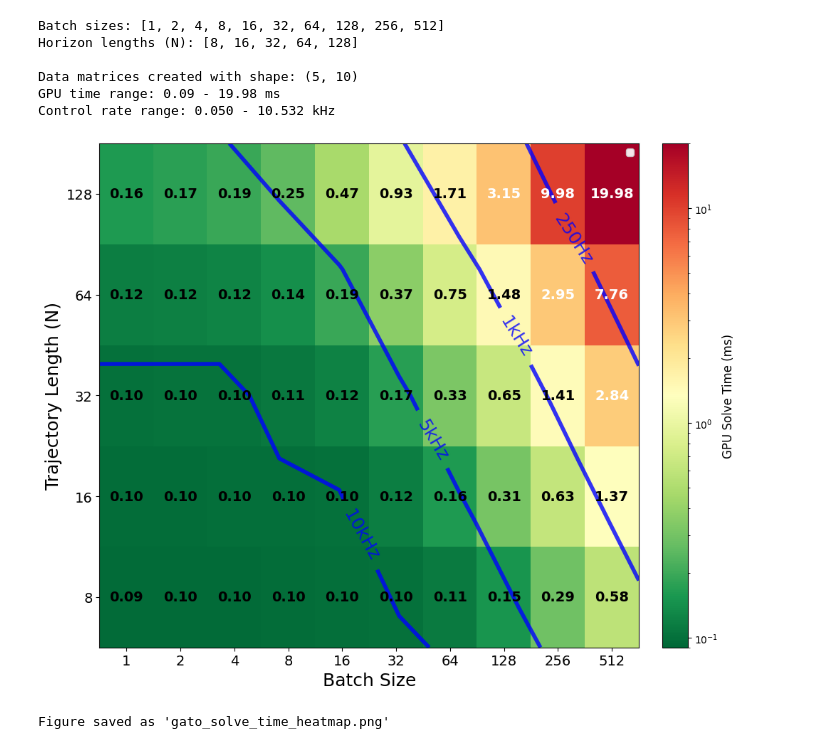
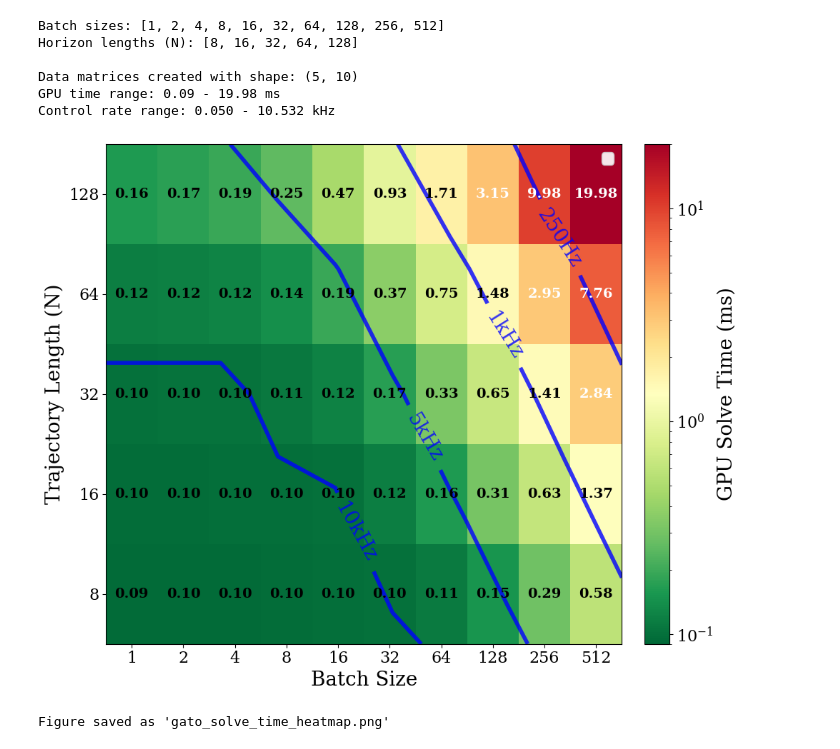
Before and after one commit to A2R-Lab/GATO, a Jupyter notebook: plots/fig8_benchmark_heatmap.ipynb, the cells around one changed output. Drawn from its saved outputs; the diff is of its cells as text; code cells hidden in the pictures.

Commit message:
update plots

```diff
--- a/plots/fig8_benchmark_heatmap.ipynb
+++ b/plots/fig8_benchmark_heatmap.ipynb
@@ -5,15 +5,17 @@ import numpy as np
 import matplotlib.pyplot as plt
 from matplotlib.colors import LinearSegmentedColormap, BoundaryNorm
 from matplotlib import cm
+
 from collections import defaultdict
 import matplotlib.patches as patches
 
-plt.rcParams['font.size'] = 11
-plt.rcParams['axes.labelsize'] = 12
-plt.rcParams['axes.titlesize'] = 14
-plt.rcParams['xtick.labelsize'] = 10
-plt.rcParams['ytick.labelsize'] = 10
-plt.rcParams['legend.fontsize'] = 10
+plt.rcParams['font.size'] = 12
+plt.rcParams["font.family"] = "serif"
+plt.rcParams['axes.labelsize'] = 20
+plt.rcParams['axes.titlesize'] = 20
+plt.rcParams['xtick.labelsize'] = 16
+plt.rcParams['ytick.labelsize'] = 16
+plt.rcParams['legend.fontsize'] = 16
 plt.rcParams['figure.titlesize'] = 16
 # %%
 def load_benchmark_data():
@@ -137,38 +139,38 @@ CS = ax.contour(Z_time_rounded, levels=contour_levels,
 
 # Create labels with both solve time and control rate
 def format_contour_label(solve_time_ms):
     control_rate_khz = 1.0 / solve_time_ms
 
     if control_rate_khz >= 1:
         return f'{control_rate_khz:.0f}kHz'
     else:
         return f'{control_rate_khz * 1000:.0f}Hz'
 
-ax.clabel(CS, inline=True, fontsize=18, fmt=format_contour_label, inline_spacing=10,
+ax.clabel(CS, inline=True, fontsize=20, fmt=format_contour_label, inline_spacing=10,
           manual=[(4.0, 0.5), (5.5, 1.5), (7.0, 2.5), (9.5, 4.0)])
 
 # Set ticks and labels
 ax.set_xticks(range(len(batch_sizes)))
-ax.set_xticklabels([str(b) for b in batch_sizes], fontsize=14)
+ax.set_xticklabels([str(b) for b in batch_sizes])
 ax.set_yticks(range(len(knot_points)))
-ax.set_yticklabels([str(n) for n in knot_points], fontsize=14)
+ax.set_yticklabels([str(n) for n in knot_points])
 
 # Labels and title
-ax.set_xlabel('Batch Size', fontsize=18)
-ax.set_ylabel('Trajectory Length (N)', fontsize=18)
+ax.set_xlabel('Batch Size')
+ax.set_ylabel('Trajectory Length (N)')
 
 # Add colorbar
 cbar = plt.colorbar(im, ax=ax, fraction=0.046, pad=0.04)
-cbar.set_label('GPU Solve Time (ms)', fontsize=12)
+cbar.set_label('GPU Solve Time (ms)')
 
 ax.legend(loc='upper right', framealpha=0.9)
 
 plt.tight_layout()
 plt.show()
 
 # Save the figure
 fig.savefig('gato_solve_time_heatmap.png', dpi=150, bbox_inches='tight')
 print("\nFigure saved as 'gato_solve_time_heatmap.png'")
 # %% [output]
-[figure, old version]
+[figure, new version]
 Figure saved as 'gato_solve_time_heatmap.png'
```
Also changed, not shown: 3 other files.
